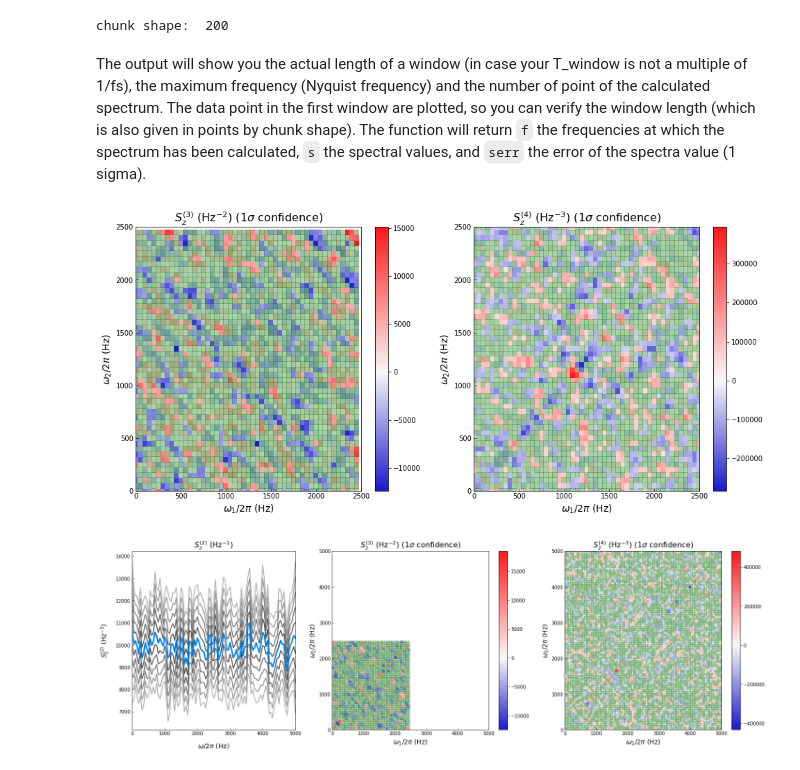
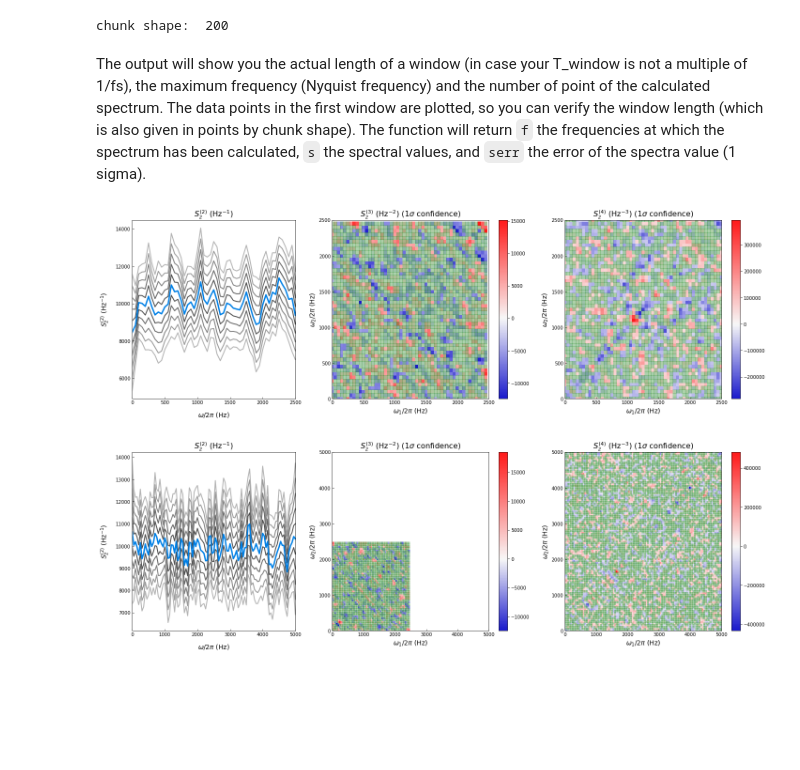
Before and after one commit to MarkusSifft/SignalSnap, a Jupyter notebook: Examples/Calculating Spectra from Numpy Array.ipynb, the cells around one changed output. Cells and saved outputs as stored; diff of their text form; code cells hidden in the pictures; blank space fills up the shorter version.

```diff
--- a/Examples/Calculating Spectra from Numpy Array.ipynb
+++ b/Examples/Calculating Spectra from Numpy Array.ipynb
@@ -32,11 +32,11 @@ Number of points: 101
 [figure]
 chunk shape:  200
 # %% [markdown]
-The output will show you the actual length of a window (in case your T_window is not a multiple of 1/fs), the maximum frequency (Nyquist frequency) and the number of point of the calculated spectrum. The data point in the first window are plotted, so you can verify the window length (which is also given in points by chunk shape). The function will return `f` the frequencies at which the spectrum has been calculated, `s` the spectral values, and `serr` the error of the spectra value (1 sigma).
+The output will show you the actual length of a window (in case your T_window is not a multiple of 1/fs), the maximum frequency (Nyquist frequency) and the number of point of the calculated spectrum. The data points in the first window are plotted, so you can verify the window length (which is also given in points by chunk shape). The function will return `f` the frequencies at which the spectrum has been calculated, `s` the spectral values, and `serr` the error of the spectra value (1 sigma).
 # %%
-fig = spec.plot(order_in=[3,4], f_max=f_max/2)
+fig = spec.plot(order_in=[2,3,4], f_max=f_max/2)
 # %% [output]
-[figure, old version]
+[figure, new version]
 # %%
 fig = spec.poly_plot(f_max=f_max)
 # %% [output]
```
Also changed, not shown: 1 other file.
